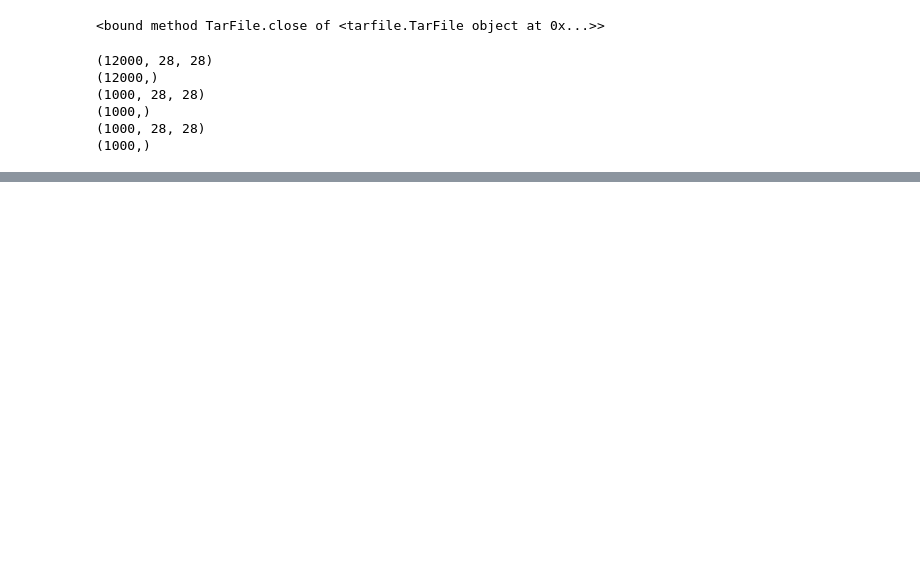
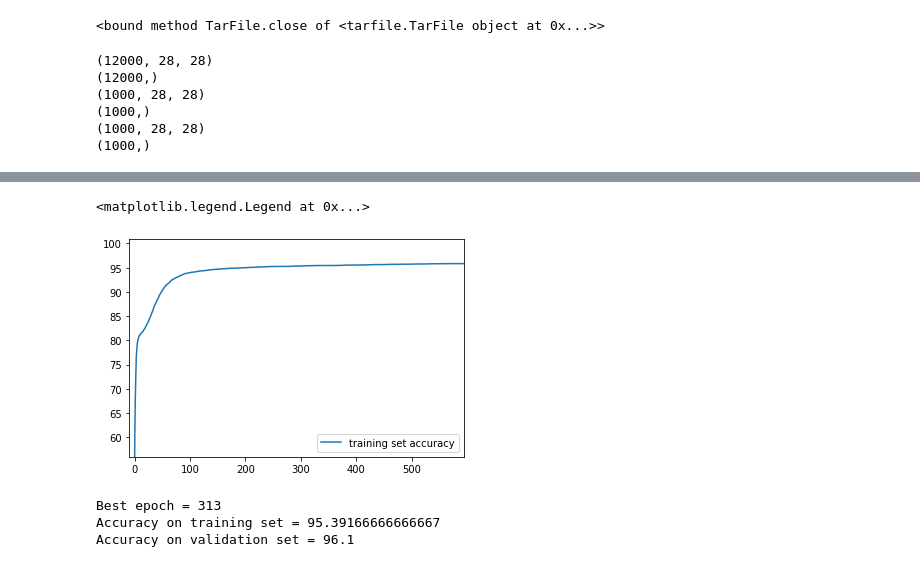
Before and after one commit to adamnpeace/comp90-cw1, a Jupyter notebook: q2/q2-elena.ipynb, the cells around one changed output, grey strips where cells are left out. Cells and saved outputs as stored; diff of their text form; code cells hidden in the pictures; blank space fills up the shorter version.

```diff
--- a/q2/q2-elena.ipynb
+++ b/q2/q2-elena.ipynb
@@ -194,3 +205,20 @@ Validation set loss: 0.06462844524415984
+# %%
+plt.axis([-10, epoch, min(accuracy_training), max(accuracy_training) + 5])
+plt.plot(accuracy_training, label='training set accuracy')
+#plt.plot(accuracy_validation, label='validation set accuracy', color='r')
+plt.legend(loc='lower right')
+# %% [output]
+<matplotlib.legend.Legend at 0x...>
+[figure, added]
+# %%
+ind = accuracy_validation.index(max(accuracy_validation))
+print("Best epoch =", ind)
+print("Accuracy on training set =", accuracy_training[ind])
+print("Accuracy on validation set =", accuracy_validation[ind])
+# %% [output]
+Best epoch = 313
+Accuracy on training set = 95.39166666666667
+Accuracy on validation set = 96.1
 # %%
 print("mse training loss: ", mse_train_list)
 print("our training loss: ", loss_training)
```
Also changed, not shown: parts of 15 cells of this notebook.
